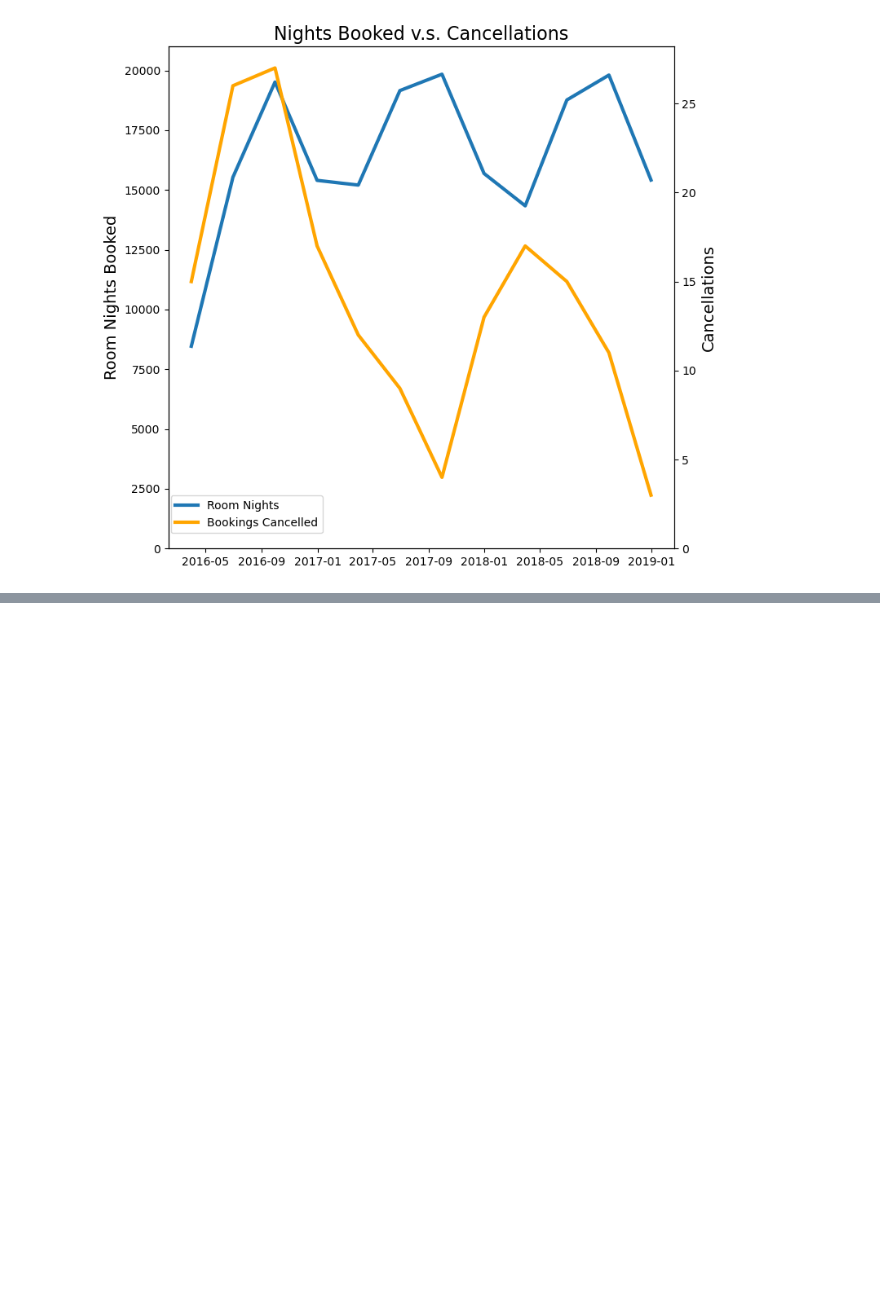
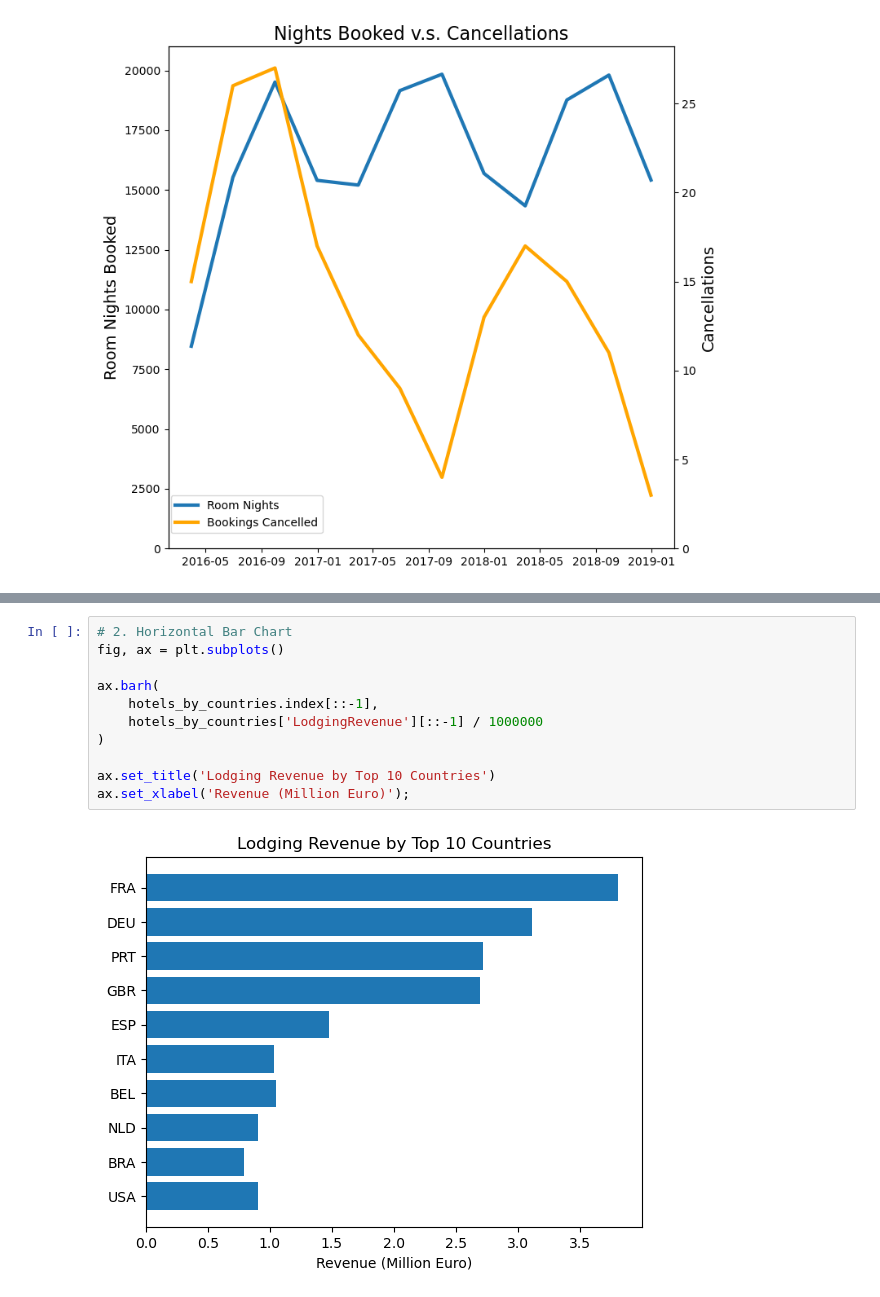
Before and after one commit to scarypillowz/data_visualization, a Jupyter notebook: assignments.ipynb, the cells around one changed output, grey strips where cells are left out. Saved outputs shown, nothing was run; the diff lists cells and outputs as text; blank space fills up the shorter version.

```diff
--- a/assignments.ipynb
+++ b/assignments.ipynb
@@ -104,0 +133,13 @@ fig.legend(bbox_to_anchor=(.37, .2));
+# %%
+# 2. Horizontal Bar Chart
+fig, ax = plt.subplots()
+
+ax.barh(
+    hotels_by_countries.index[::-1],
+    hotels_by_countries['LodgingRevenue'][::-1] / 1000000
+)
+
+ax.set_title('Lodging Revenue by Top 10 Countries')
+ax.set_xlabel('Revenue (Million Euro)');
+# %% [output]
+[figure, added]
```
Also changed, not shown: parts of 9 cells of this notebook, 1 other file.
